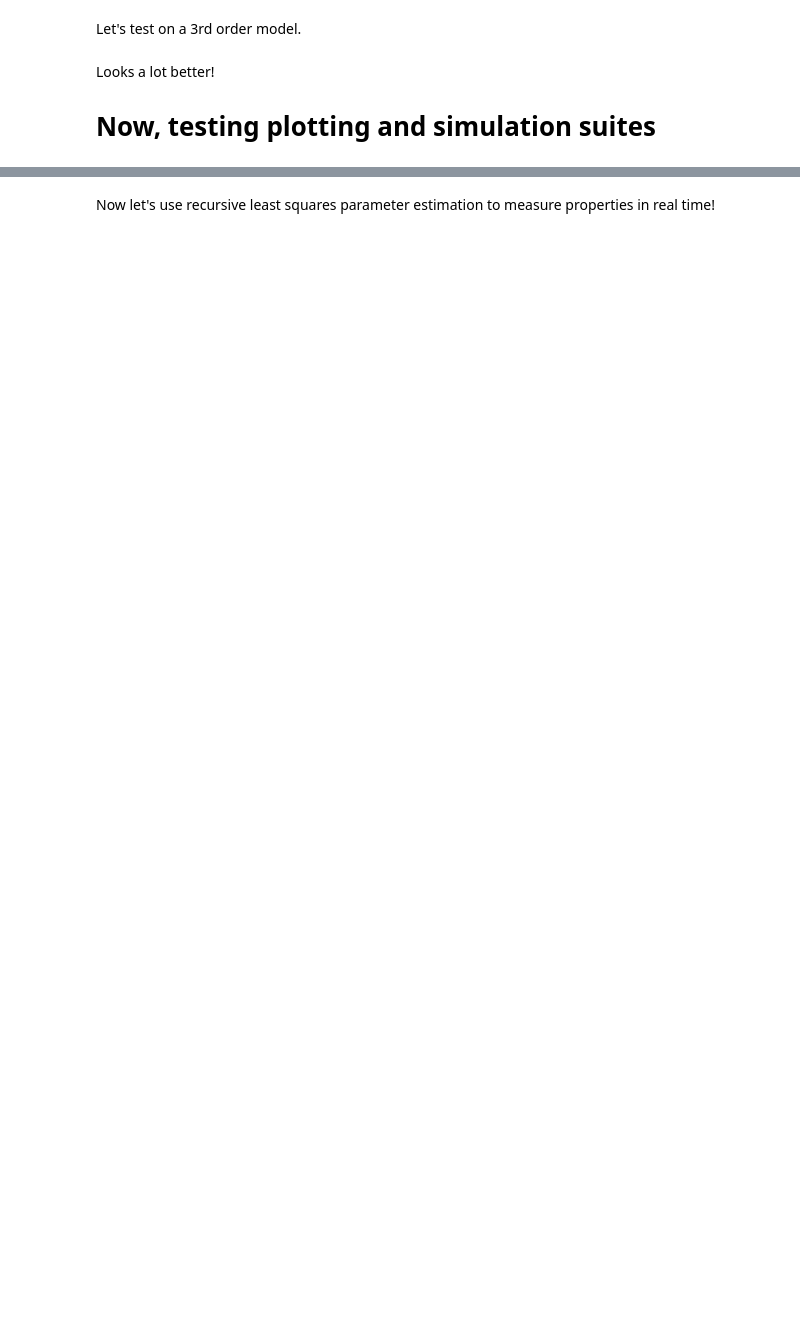
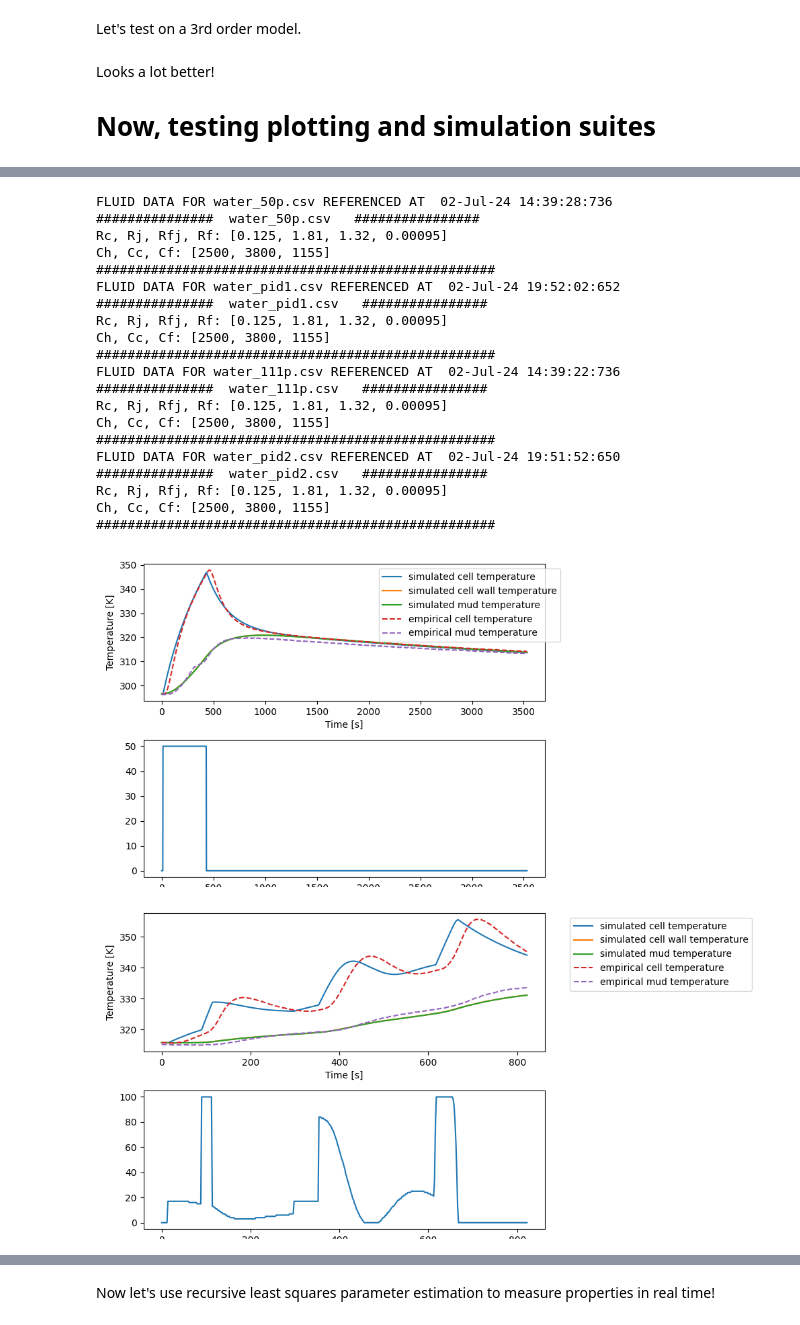
Before and after one commit to qiaomein/DRU_thermal_estimator, a Jupyter notebook: playground.ipynb, the cells around one changed output, grey strips where cells are left out. Cells and saved outputs as stored; diff of their text form; code cells hidden in the pictures; blank space fills up the shorter version.

```diff
--- a/playground.ipynb
+++ b/playground.ipynb
@@ -157,32 +141,55 @@ for filename in ["calibration_fluid_50p.csv"]:
 # %%
 %matplotlib widget
 
 from dru_thermal_model import *
 from data_visualizer import *
 
 # read in test data
-for filename in ["water_50p.csv", "water_111p.csv", "water_pid2.csv"]:
+for filename in ["water_50p.csv", "water_pid1.csv", "water_111p.csv", "water_pid2.csv"]:
 
     my_fluid = MysteriousMud(filename)
     try:
         my_fluid.importRawData(filename, heaterHeader=True)
     except FileNotFoundError:
         print(f"{filename} file not found!")
         continue
 
     except:
         raise
 
     model = ThermalModel(my_fluid)
 
 
     # self.thermal_resistances = [Rc, Rj,Rfj,Rf]
     # self.thermal_capacitances = [Ch, Cc, Cf]
 
-    model.thermal_resistances = [.14, 1.810, 1.32, .0095] # Rf
+    model.thermal_resistances = [.125, 1.810, 1.32, .00095] # Rf
     model.thermal_capacitances = [2500, 3800, 1155]
     model.Tambient = 300
 
     x0 = np.array([1,1,1]) * my_fluid.temp_cell[0]
     temp_cell, temp_mud = model.forcedResponse(x0)
     model.plot()
+# %% [output]
+FLUID DATA FOR water_50p.csv REFERENCED AT  02-Jul-24 14:39:28:736
+###############  water_50p.csv   ################
+Rc, Rj, Rfj, Rf: [0.125, 1.81, 1.32, 0.00095]
+Ch, Cc, Cf: [2500, 3800, 1155]
+###################################################
+FLUID DATA FOR water_pid1.csv REFERENCED AT  02-Jul-24 19:52:02:652
+###############  water_pid1.csv   ################
+Rc, Rj, Rfj, Rf: [0.125, 1.81, 1.32, 0.00095]
+Ch, Cc, Cf: [2500, 3800, 1155]
+###################################################
+FLUID DATA FOR water_111p.csv REFERENCED AT  02-Jul-24 14:39:22:736
+###############  water_111p.csv   ################
+Rc, Rj, Rfj, Rf: [0.125, 1.81, 1.32, 0.00095]
+Ch, Cc, Cf: [2500, 3800, 1155]
+###################################################
+FLUID DATA FOR water_pid2.csv REFERENCED AT  02-Jul-24 19:51:52:650
+###############  water_pid2.csv   ################
+Rc, Rj, Rfj, Rf: [0.125, 1.81, 1.32, 0.00095]
+Ch, Cc, Cf: [2500, 3800, 1155]
+###################################################
+[figure, added]
+[figure, added]
```
Also changed, not shown: parts of 15 cells of this notebook, 3 other files.
